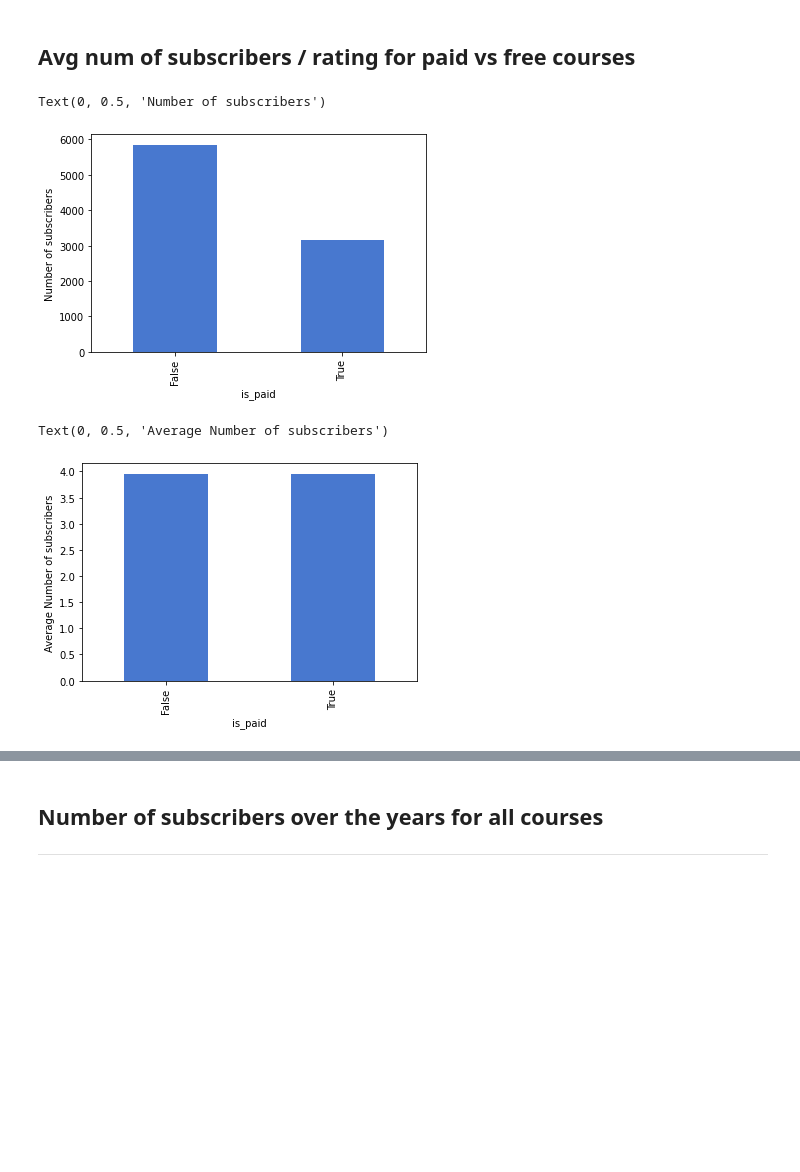
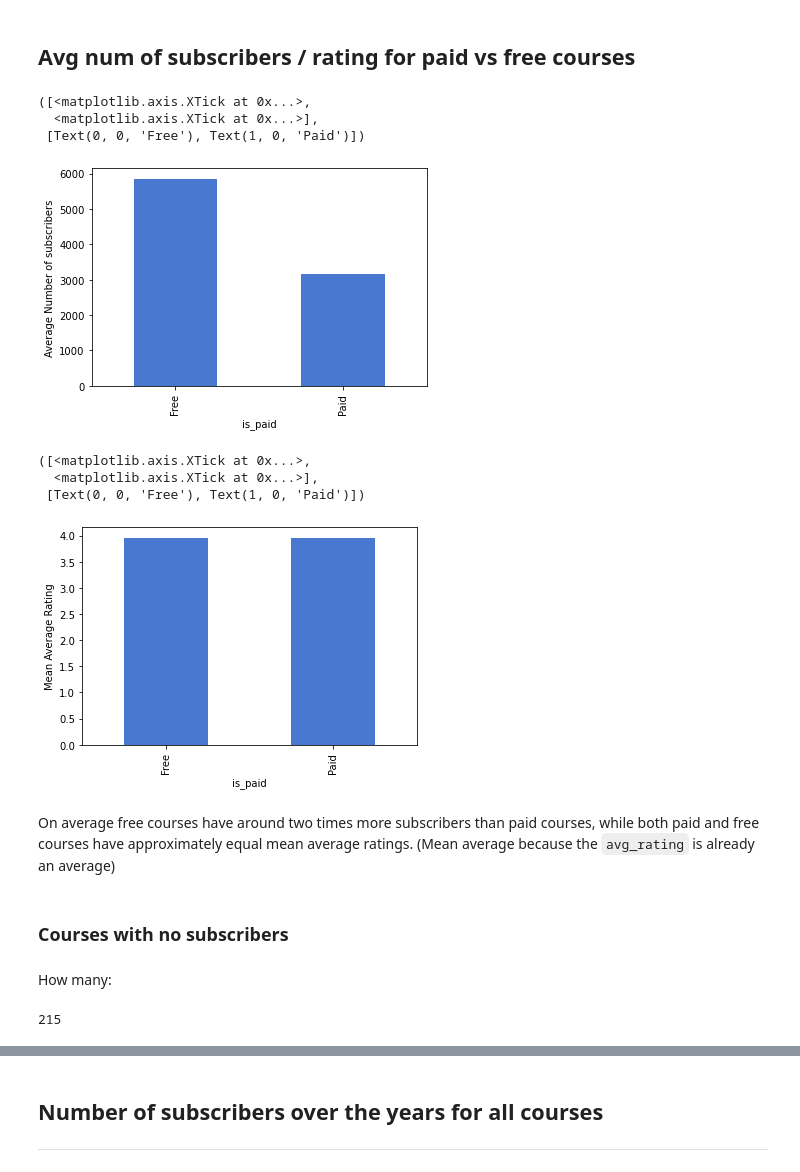
Before and after one commit to r-gg/bi-assignments, a Jupyter notebook: Assignment3/BI_Assignment3.ipynb, the cells around one changed output, grey strips where cells are left out. Drawn from its saved outputs; the diff is of its cells as text; code cells hidden in the pictures; blank space fills up the shorter version.

```diff
--- a/Assignment3/BI_Assignment3.ipynb
+++ b/Assignment3/BI_Assignment3.ipynb
@@ -32,2 +5,7 @@ note: This error originates from a subprocess, and is likely not a problem with
+# %%
+isRunOnColab = False
+if(isRunOnColab):
+    from google.colab import drive
+    drive.mount('/content/drive')
 # %%
 import nltk
@@ -66,3 +42,10 @@ df = pd.read_csv('it_courses_udemy.csv')
+# %%
+path_to_file = ''
+if(isRunOnColab):
+    path_to_file = 'drive/MyDrive/bi_assignments/data/it_courses_udemy.csv'
+else:
+    path_to_file = 'it_courses_udemy.csv'
+df = pd.read_csv(path_to_file)
 # %%
 df.head()
 # %% [output]
@@ -548,12 +526,28 @@ Text(0, 0.5, 'Frequency')
 # %%
 df.groupby(df["is_paid"])['num_subscribers'].mean().plot(kind="bar", legend=False)
 plt.ylabel("Average Number of subscribers")
+plt.xticks(ticks=[0, 1] , labels=['Free', 'Paid'])
 # %% [output]
-Text(0, 0.5, 'Number of subscribers')
+([<matplotlib.axis.XTick at 0x...>,
+  <matplotlib.axis.XTick at 0x...>],
+ [Text(0, 0, 'Free'), Text(1, 0, 'Paid')])
-[figure, old version]
+[figure, new version]
 # %%
 df.groupby(df["is_paid"])['avg_rating'].mean().plot(kind="bar", legend=False)
 plt.ylabel("Mean Average Rating")
+plt.xticks(ticks=[0, 1] , labels=['Free', 'Paid'])
 # %% [output]
-Text(0, 0.5, 'Average Number of subscribers')
+([<matplotlib.axis.XTick at 0x...>,
+  <matplotlib.axis.XTick at 0x...>],
+ [Text(0, 0, 'Free'), Text(1, 0, 'Paid')])
-[figure, old version]
+[figure, new version]
+# %% [markdown]
+On average free courses have around two times more subscribers than paid courses, while both paid and free courses have approximately equal mean average ratings. (Mean average because the `avg_rating` is already an average)
+# %% [markdown]
+### Courses with no subscribers
+# %% [markdown]
+How many:
+# %%
+df.loc[df["num_subscribers"] < 1].shape[0]
+# %% [output]
+215
```
Also changed, not shown: parts of 52 cells of this notebook.
